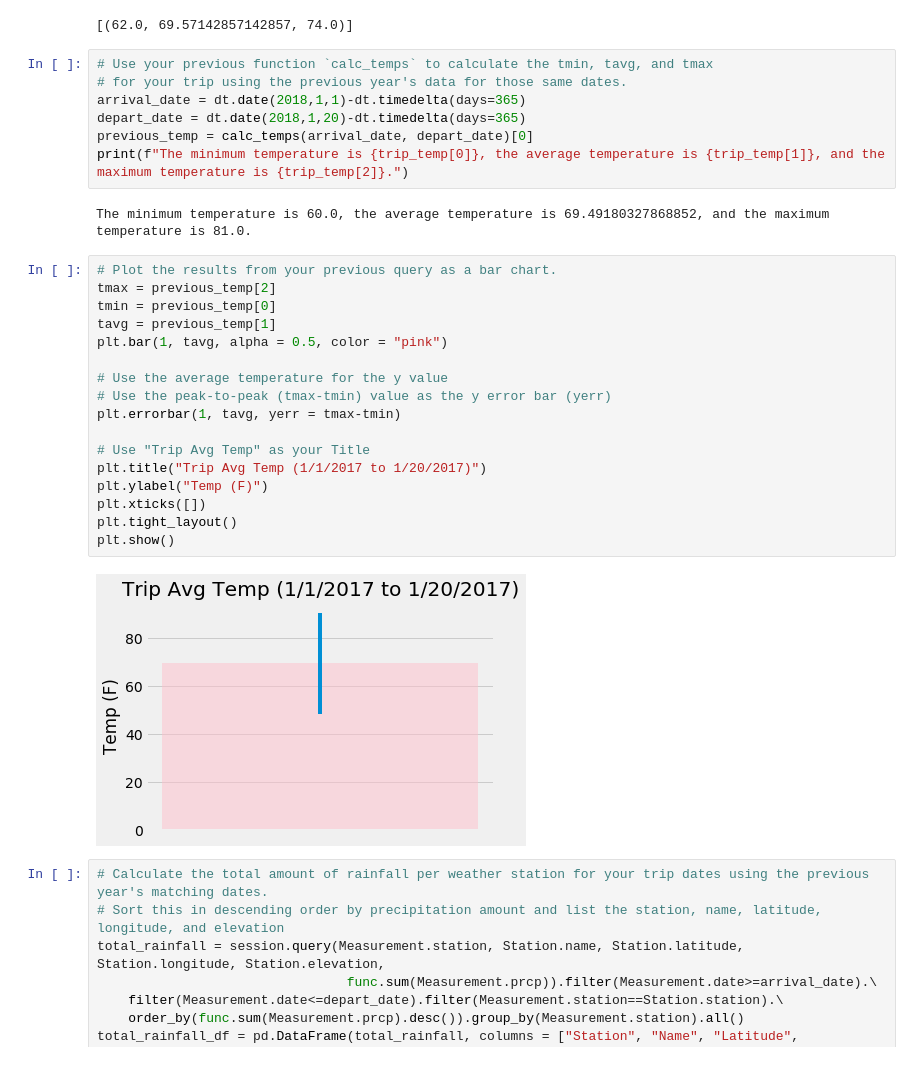
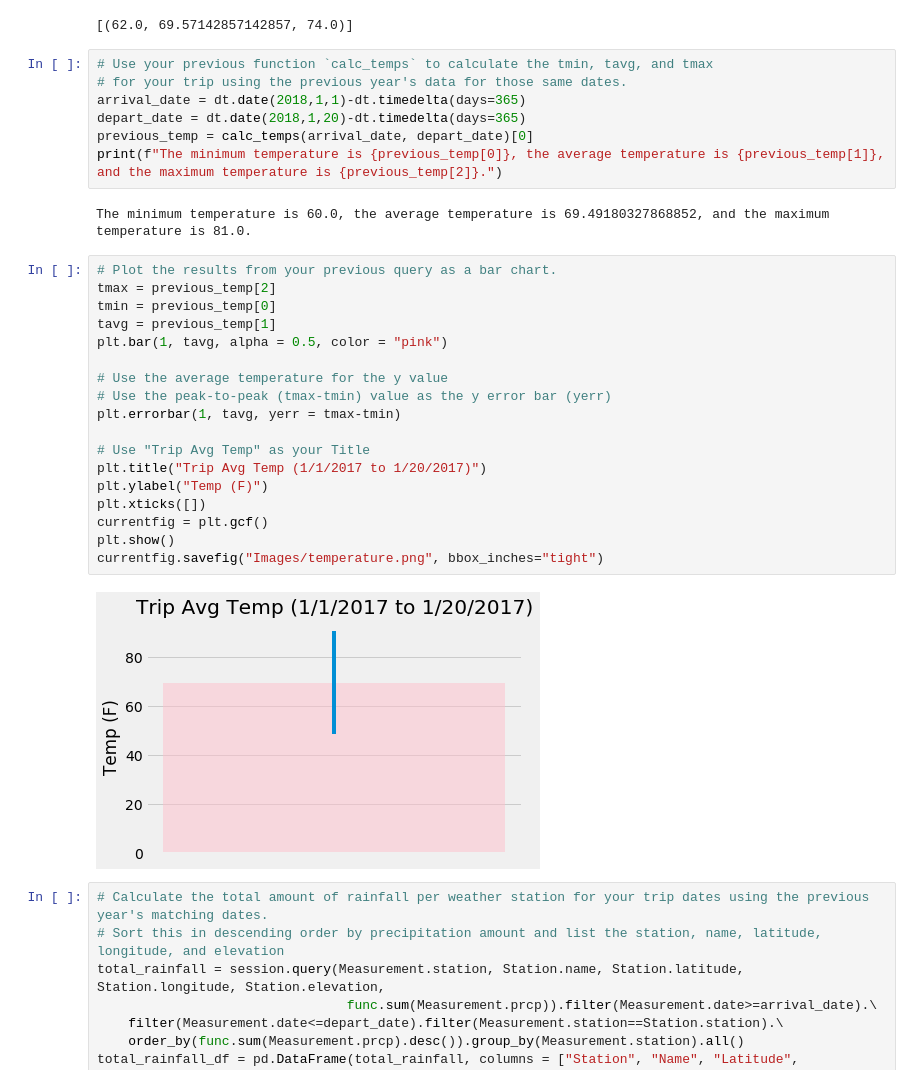
Before and after one commit to beiniycitiznet/sqlalchemy-challenge, a Jupyter notebook: climate_starter.ipynb, the cells around one changed output. Drawn from its saved outputs; the diff is of its cells as text.

```diff
--- a/climate_starter.ipynb
+++ b/climate_starter.ipynb
@@ -216,28 +220,29 @@ print(calc_temps('2012-02-28', '2012-03-05'))
 arrival_date = dt.date(2018,1,1)-dt.timedelta(days=365)
 depart_date = dt.date(2018,1,20)-dt.timedelta(days=365)
 previous_temp = calc_temps(arrival_date, depart_date)[0]
-print(f"The minimum temperature is {trip_temp[0]}, the average temperature is {trip_temp[1]}, and the maximum temperature is {trip_temp[2]}.")
+print(f"The minimum temperature is {previous_temp[0]}, the average temperature is {previous_temp[1]}, and the maximum temperature is {previous_temp[2]}.")
 # %% [output]
 The minimum temperature is 60.0, the average temperature is 69.49180327868852, and the maximum temperature is 81.0.
 # %%
 # Plot the results from your previous query as a bar chart.
 tmax = previous_temp[2]
 tmin = previous_temp[0]
 tavg = previous_temp[1]
 plt.bar(1, tavg, alpha = 0.5, color = "pink")
 
 # Use the average temperature for the y value
 # Use the peak-to-peak (tmax-tmin) value as the y error bar (yerr)
 plt.errorbar(1, tavg, yerr = tmax-tmin)
 
 # Use "Trip Avg Temp" as your Title
 plt.title("Trip Avg Temp (1/1/2017 to 1/20/2017)")
 plt.ylabel("Temp (F)")
 plt.xticks([])
-plt.tight_layout()
+currentfig = plt.gcf()
 plt.show()
+currentfig.savefig("Images/temperature.png", bbox_inches="tight")
 # %% [output]
-[figure, old version]
+[figure, new version]
 # %%
 # Calculate the total amount of rainfall per weather station for your trip dates using the previous year's matching dates.
 # Sort this in descending order by precipitation amount and list the station, name, latitude, longitude, and elevation
```
Also changed, not shown: parts of 4 cells of this notebook, 7 other files.
